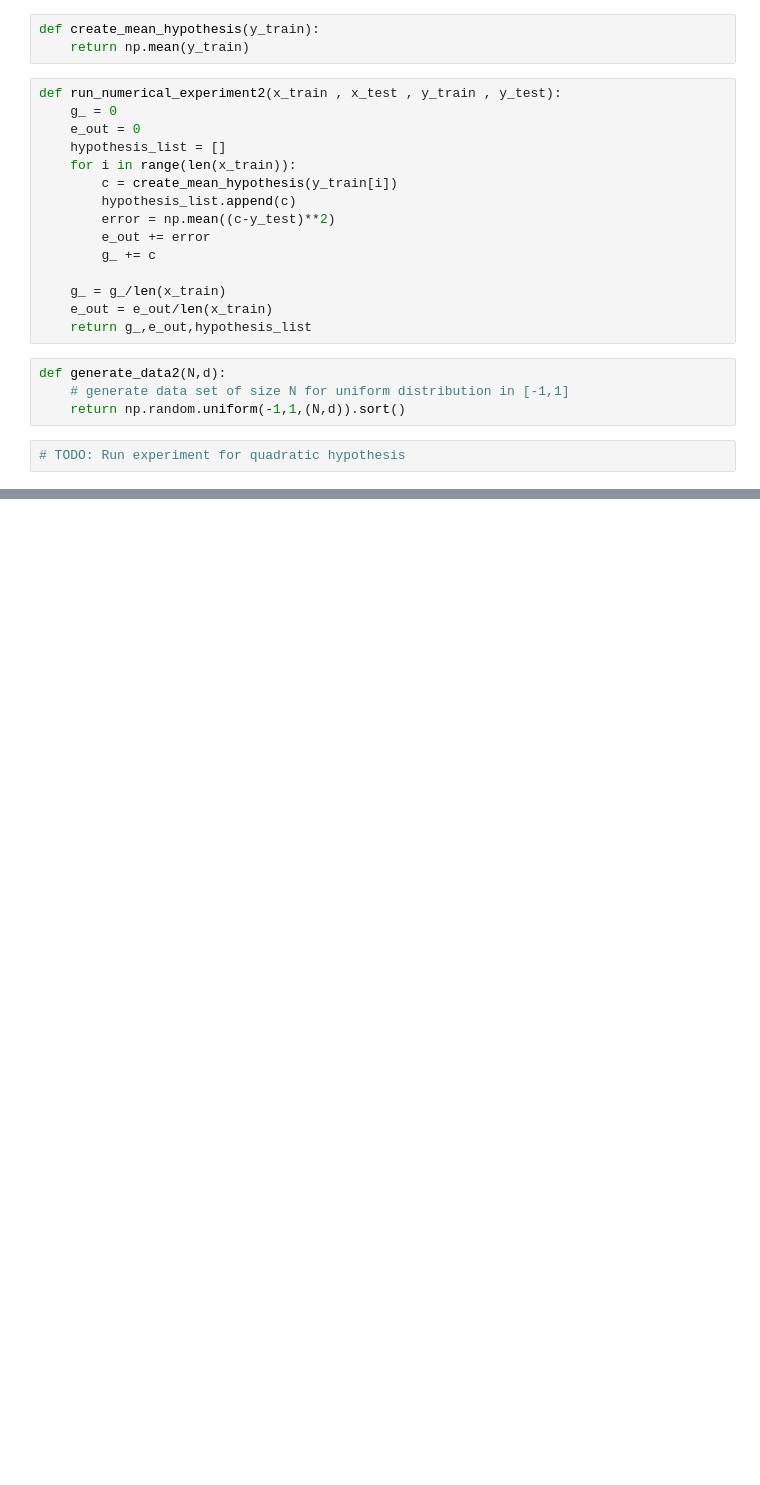
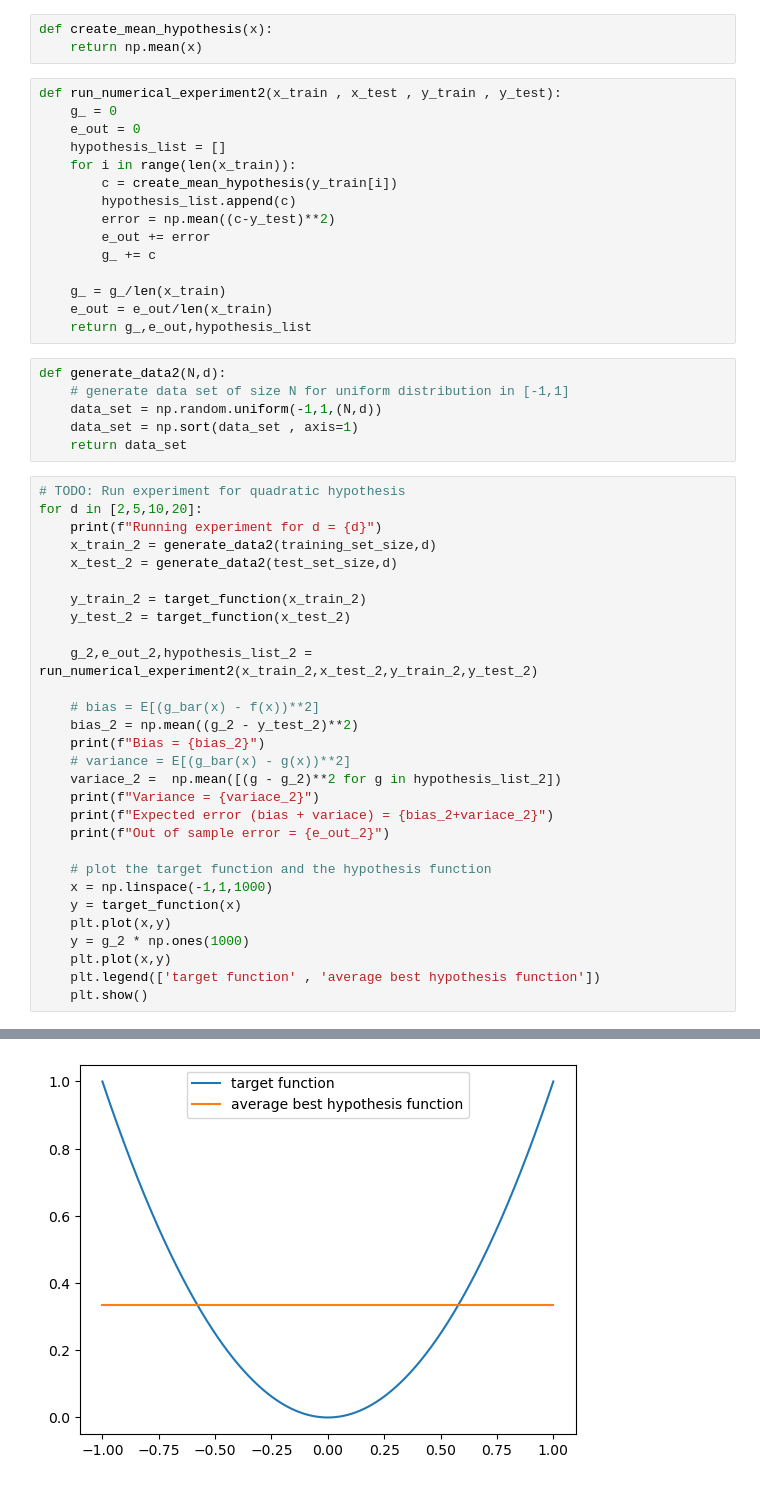
Before and after one commit to EngPeterAtef/ML-Labs, a Jupyter notebook: Assignment-2/problem-2-24.ipynb, the cells around one changed output, grey strips where cells are left out. Saved outputs shown, nothing was run; the diff lists cells and outputs as text; blank space fills up the shorter version.

```diff
--- a/Assignment-2/problem-2-24.ipynb
+++ b/Assignment-2/problem-2-24.ipynb
@@ -85,8 +85,8 @@ Repeat (b) and (c) for a constant hypothesis function (h(x) = c), where c is the
 the input data points. Repeat the experiment for a different number of input data points (2, 5, 10
 and 20). Compare 𝐸_𝑜𝑢𝑡 with bias + var and provide a plot of your 𝑔(𝑥) and 𝑓(𝑥) (on the same plot) for each number. Comment on your results
 # %%
-def create_mean_hypothesis(y_train):
-    return np.mean(y_train)
+def create_mean_hypothesis(x):
+    return np.mean(x)
 # %%
 def run_numerical_experiment2(x_train , x_test , y_train , y_test):
     g_ = 0
@@ -105,6 +105,36 @@ def run_numerical_experiment2(x_train , x_test , y_train , y_test):
 # %%
 def generate_data2(N,d):
     # generate data set of size N for uniform distribution in [-1,1]
-    return np.random.uniform(-1,1,(N,d)).sort()
+    data_set = np.random.uniform(-1,1,(N,d))
+    data_set = np.sort(data_set , axis=1)
+    return data_set
 # %%
 # TODO: Run experiment for quadratic hypothesis
+for d in [2,5,10,20]:
+    print(f"Running experiment for d = {d}")
+    x_train_2 = generate_data2(training_set_size,d)
+    x_test_2 = generate_data2(test_set_size,d)
+
+    y_train_2 = target_function(x_train_2)
+    y_test_2 = target_function(x_test_2)
+
+    g_2,e_out_2,hypothesis_list_2 = run_numerical_experiment2(x_train_2,x_test_2,y_train_2,y_test_2)
+
+    # bias = E[(g_bar(x) - f(x))**2]
+    bias_2 = np.mean((g_2 - y_test_2)**2)
+    print(f"Bias = {bias_2}")
+    # variance = E[(g_bar(x) - g(x))**2]
+    variace_2 =  np.mean([(g - g_2)**2 for g in hypothesis_list_2])
+    print(f"Variance = {variace_2}")
+    print(f"Expected error (bias + variace) = {bias_2+variace_2}")
+    print(f"Out of sample error = {e_out_2}")
+
+    # plot the target function and the hypothesis function
+    x = np.linspace(-1,1,1000)
+    y = target_function(x)
+    plt.plot(x,y)
+    y = g_2 * np.ones(1000)
+    plt.plot(x,y)
+    plt.legend(['target function' , 'average best hypothesis function'])
+    plt.show()
+# %% [output]
@@ -110,0 +146 @@ def generate_data2(N,d):
+[figure, added]
```
Also changed, not shown: parts of 4 cells of this notebook, 2 other files.
